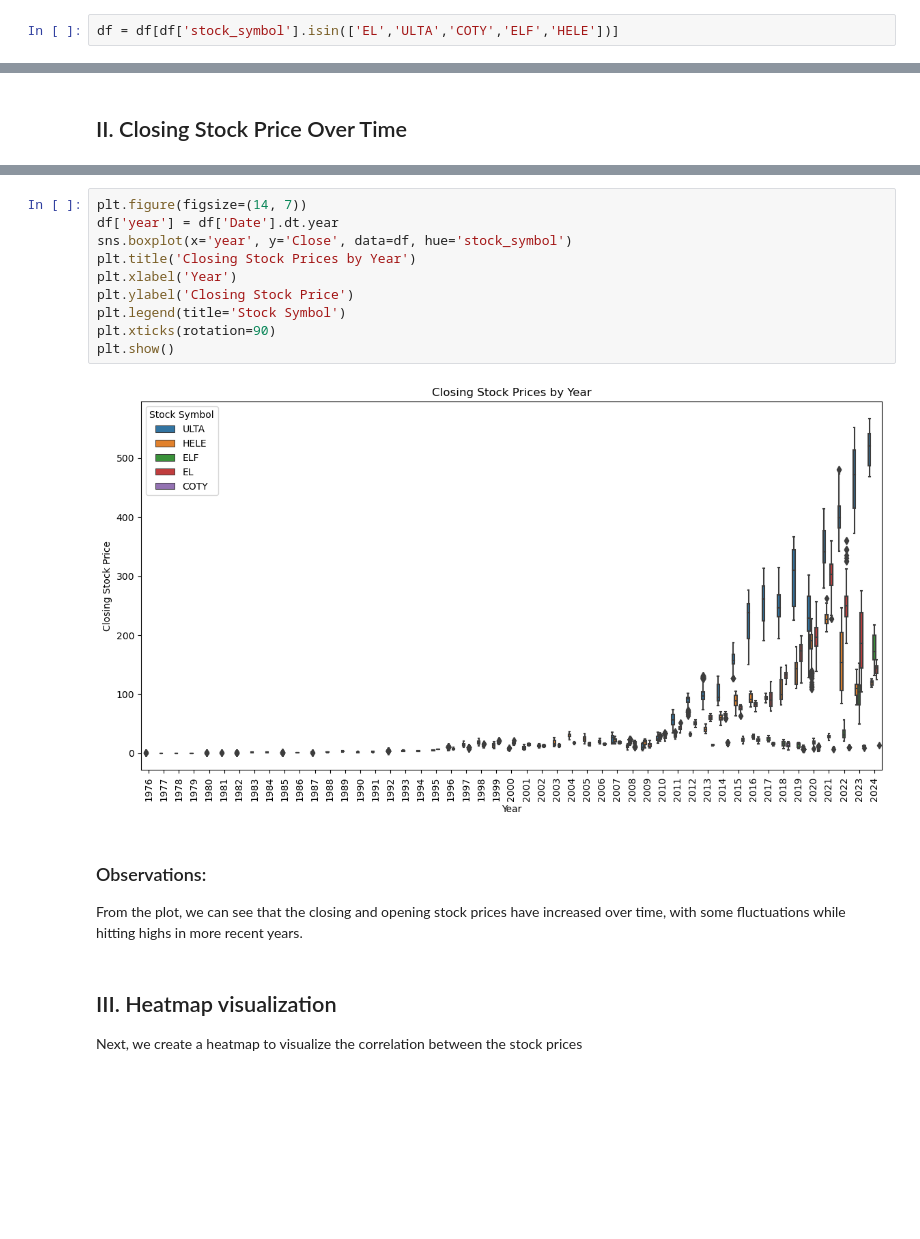
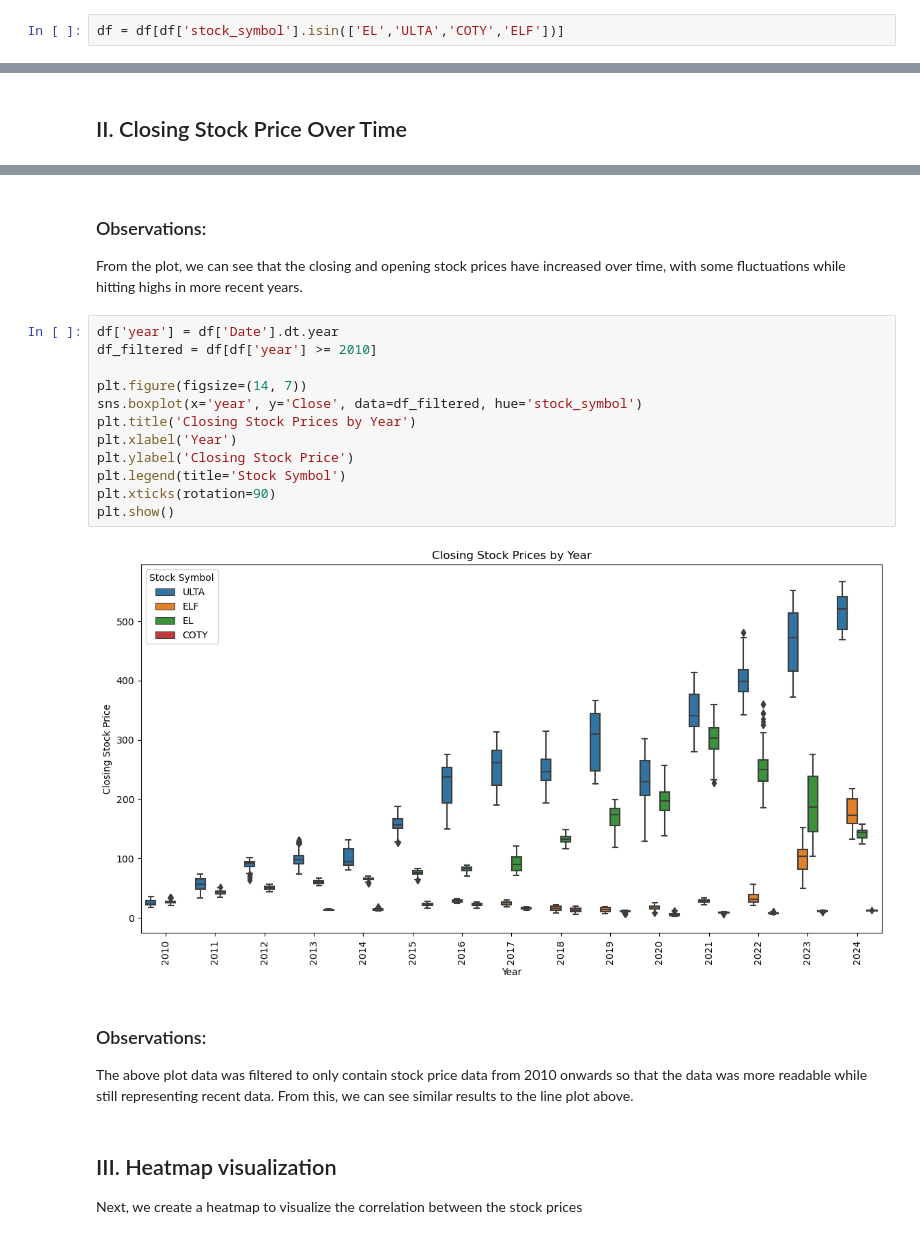
Before and after one commit to Hdubbs81/Stock_Predictor_Capstone, a Jupyter notebook: 2. Stock_Predictor_Model_EDA.ipynb, the cells around one changed output, grey strips where cells are left out. Cells and saved outputs as stored; diff of their text form; blank space fills up the shorter version.

```diff
--- a/2. Stock_Predictor_Model_EDA.ipynb
+++ b/2. Stock_Predictor_Model_EDA.ipynb
@@ -50,7 +50,7 @@ To enable the following instructions: AVX2 AVX512F AVX512_VNNI FMA, in other ope
 # %%
 df = pd.read_csv('/Users/heatheradler/Documents/GitHub/Springboard/Springboard_Projects/Stock_Predictor_Capstone/Concated_Dataframe.csv')
 # %%
-df = df[df['stock_symbol'].isin(['EL','ULTA','COTY','ELF','HELE'])]
+df = df[df['stock_symbol'].isin(['EL','ULTA','COTY','ELF'])]
 # %%
 dt.datetime.strptime('2024-01-03', "%Y-%m-%d")
 # %% [output]
@@ -158,18 +156,23 @@ plt.show()
+# %% [markdown]
+### Observations:
+From the plot, we can see that the closing and opening stock prices have increased over time, with some fluctuations while  hitting highs in more recent years.
 # %%
+df['year'] = df['Date'].dt.year
+df_filtered = df[df['year'] >= 2010]
+
 plt.figure(figsize=(14, 7))
-df['year'] = df['Date'].dt.year
-sns.boxplot(x='year', y='Close', data=df, hue='stock_symbol')
+sns.boxplot(x='year', y='Close', data=df_filtered, hue='stock_symbol')
 plt.title('Closing Stock Prices by Year')
 plt.xlabel('Year')
 plt.ylabel('Closing Stock Price')
 plt.legend(title='Stock Symbol')
 plt.xticks(rotation=90)
 plt.show()
 # %% [output]
-[figure, old version]
+[figure, new version]
 # %% [markdown]
 ### Observations:
-From the plot, we can see that the closing and opening stock prices have increased over time, with some fluctuations while  hitting highs in more recent years.
+The above plot data was filtered to only contain stock price data from 2010 onwards so that the data was more readable while still representing recent data. From this, we can see similar results to the line plot above.
 # %% [markdown]
 ## III. Heatmap visualization
 Next, we create a heatmap to visualize the correlation between the stock prices
```
Also changed, not shown: parts of 16 cells of this notebook.
